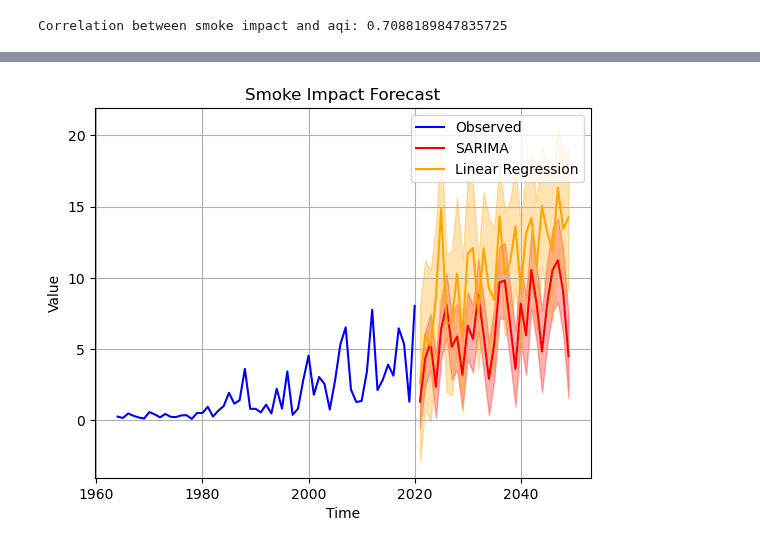
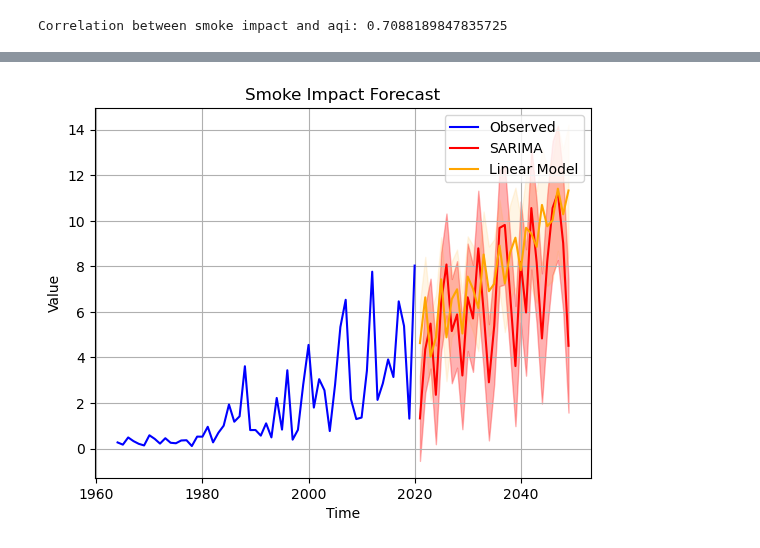
Before and after one commit to Dreamweaver2k/data512_common_analysis, a Jupyter notebook: estimate.ipynb, the cells around one changed output, grey strips where cells are left out. Saved outputs shown, nothing was run; the diff lists cells and outputs as text; code cells hidden in the pictures.

```diff
--- a/estimate.ipynb
+++ b/estimate.ipynb
@@ -24,7 +31,7 @@ def normalize_list(input_list):
 
   return normalized_list
 # %%
-f = './GeoJSON_Exports/fires.json'
+f = './fires.json'
 with open(f) as f:
     gj = geojson.load(f)
 # %%
@@ -80,7 +76,7 @@ print(f"Correlation between smoke impact and aqi: {correlation}")
 # %% [output]
 Correlation between smoke impact and aqi: 0.7088189847835725
 # %%
-k = 12
+k = 8
 X = []
 y = []
 observations = df_aqi['smoke_impact'].tolist()
@@ -183,19 +160,19 @@ STOP: TOTAL NO. of ITERATIONS REACHED LIMIT
 # %%
 
 n = 29 # 2021 - 2049
 forecast = sarima_results.get_forecast(steps=n)
 a = np.array([x for x in range(2021,2021+n)])
 plt.plot(df_aqi['Fire_Year'], df_aqi['smoke_impact'], label='Observed', color='blue')
 plt.plot(a, list(forecast.predicted_mean), label='SARIMA', color='red')
 plt.fill_between(a, forecast.conf_int().iloc[:, 0], forecast.conf_int().iloc[:, 1], color='red', alpha=0.3)
-plt.plot(a, predictions, label='Linear Regression', color='orange')
-plt.fill_between(a, lower_bound, upper_bound, color='orange', alpha=0.3)
+plt.plot(a, predictions, label='Linear Model', color='orange')
+plt.fill_between(a, lower_bound, upper_bound, color='orange', alpha=0.1)
 
 plt.xlabel('Time')
 plt.ylabel('Value')
 plt.title('Smoke Impact Forecast')
 plt.legend()
 plt.grid(True)
 plt.show()
 # %% [output]
-[figure, old version]
+[figure, new version]
```
Also changed, not shown: parts of 7 cells of this notebook, 4 other files.
